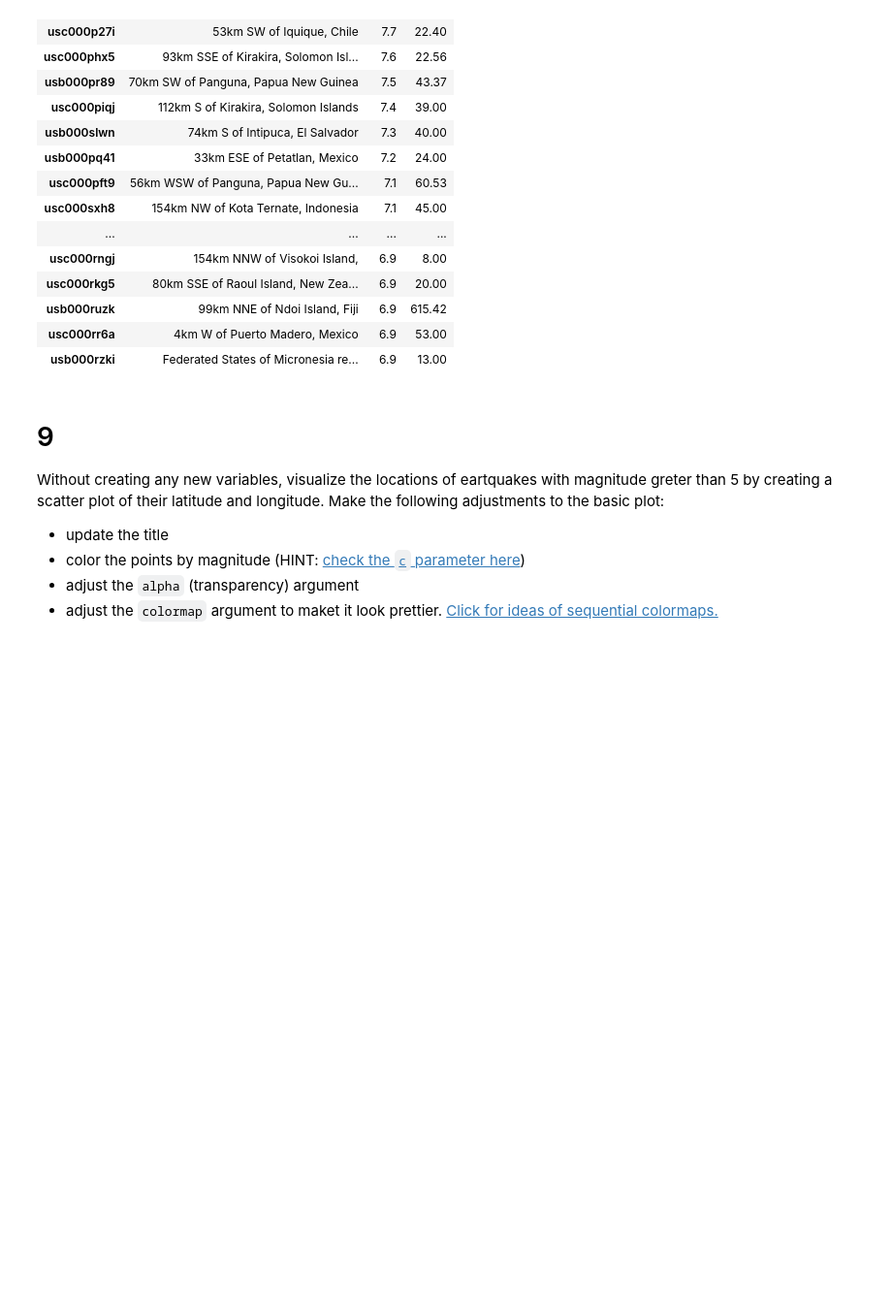
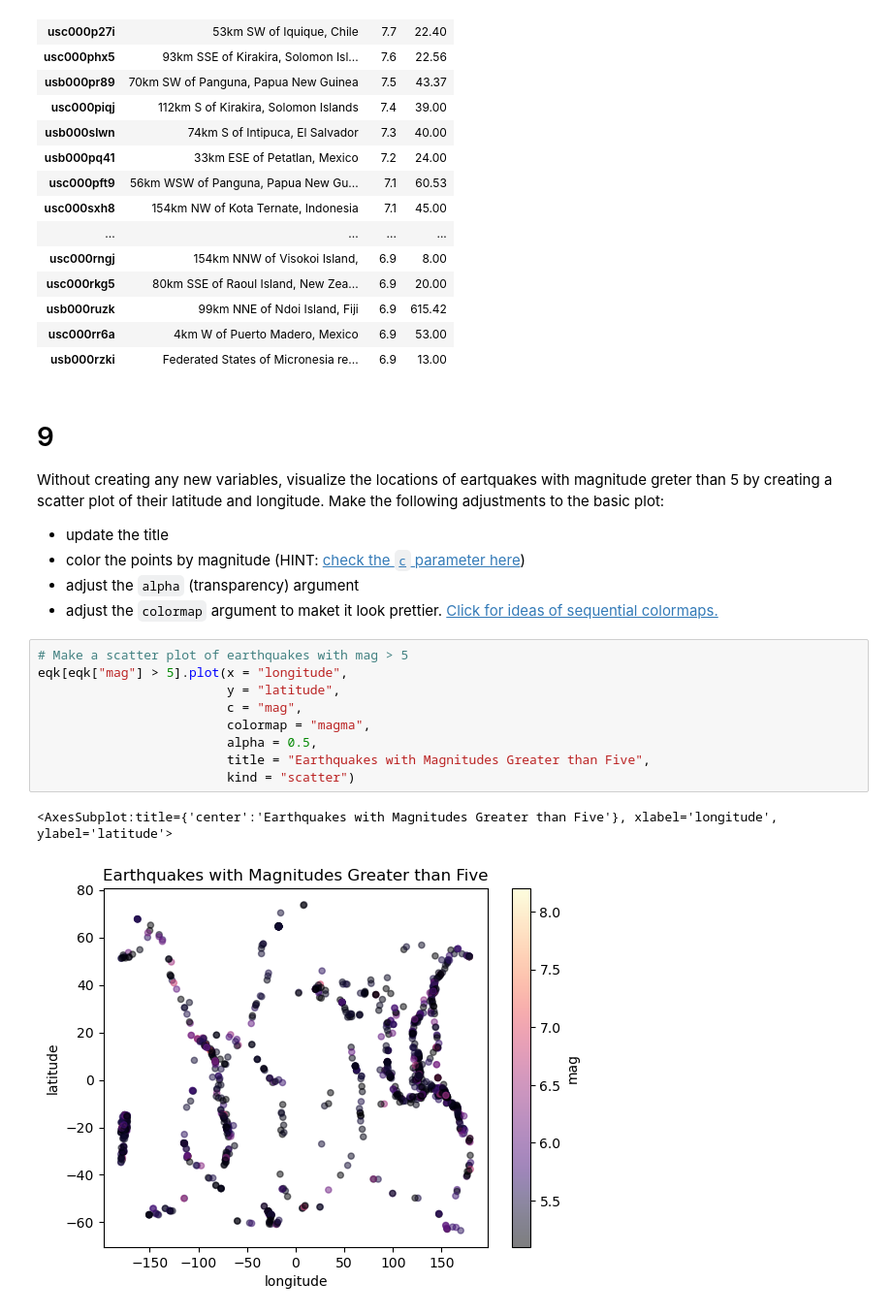
Before and after one commit to matteo-torres/eds220-hwk1, a Jupyter notebook: hwk1-task3-earthquakes-TORRES.ipynb, the cells around one changed output. Shown at 97% size. Drawn from its saved outputs; the diff is of its cells as text; blank space fills up the shorter version.

```diff
--- a/hwk1-task3-earthquakes-TORRES.ipynb
+++ b/hwk1-task3-earthquakes-TORRES.ipynb
@@ -262,5 +262,17 @@ Without creating any new variables, visualize the locations of eartquakes with m
 - color the points by magnitude (HINT: [check the `c` parameter here](https://pandas.pydata.org/pandas-docs/stable/reference/api/pandas.DataFrame.plot.scatter.html))
 - adjust the `alpha` (transparency) argument
 - adjust the `colormap` argument to maket it look prettier. [Click for ideas of sequential colormaps.](https://matplotlib.org/stable/users/explain/colors/colormaps.html)
+# %%
+# Make a scatter plot of earthquakes with mag > 5
+eqk[eqk["mag"] > 5].plot(x = "longitude",
+                         y = "latitude",
+                         c = "mag",
+                         colormap = "magma",
+                         alpha = 0.5,
+                         title = "Earthquakes with Magnitudes Greater than Five",
+                         kind = "scatter")
+# %% [output]
+<AxesSubplot:title={'center':'Earthquakes with Magnitudes Greater than Five'}, xlabel='longitude', ylabel='latitude'>
+[figure, added]
 # %% [markdown]
 <!-- END QUESTION -->
```
